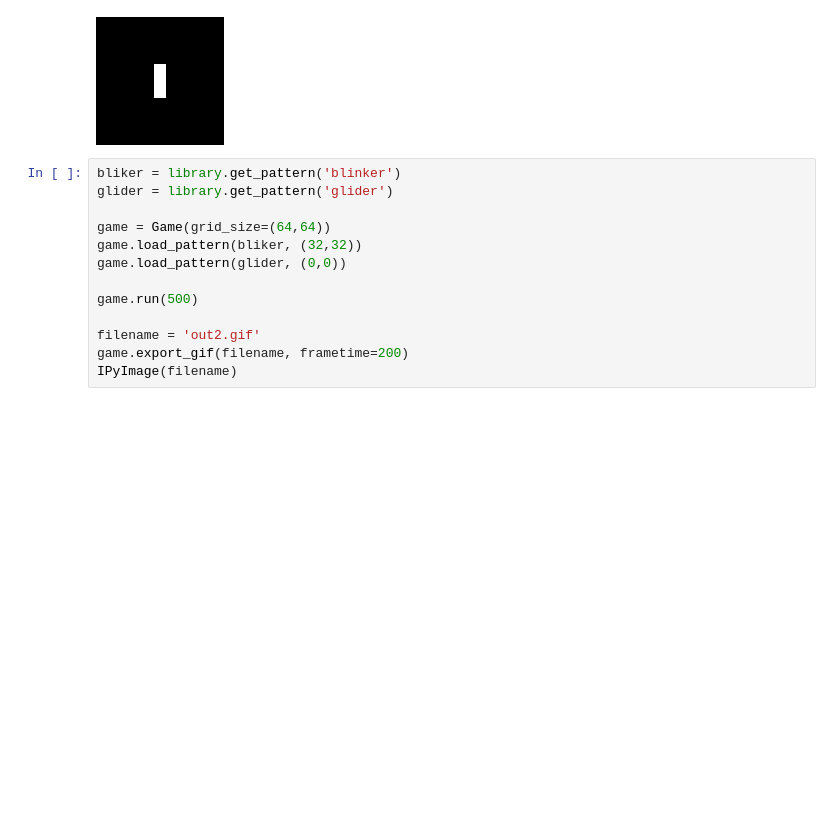
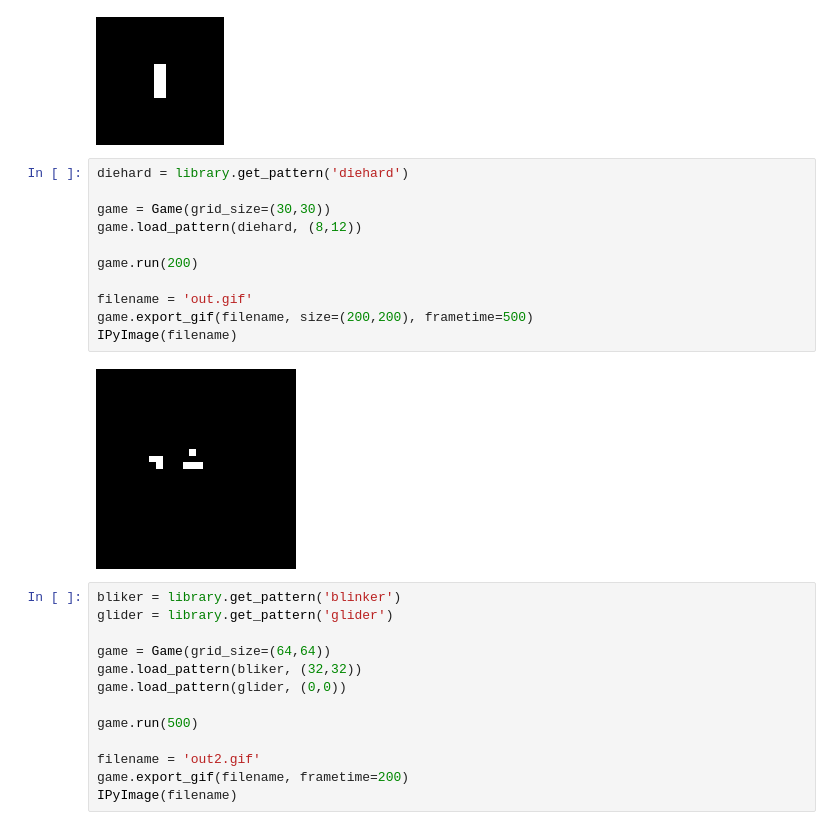
Before and after one commit to fabiovac/game_of_life, a Jupyter notebook: Project.ipynb, the cells around one changed output. Saved outputs shown, nothing was run; the diff lists cells and outputs as text; blank space fills up the shorter version.

```diff
--- a/Project.ipynb
+++ b/Project.ipynb
@@ -240,6 +240,19 @@ game.export_gif(filename, size=(128,128), frametime=500)
 IPyImage(filename)
 # %% [output]
 [figure]
+# %%
+diehard = library.get_pattern('diehard')
+
+game = Game(grid_size=(30,30))
+game.load_pattern(diehard, (8,12))
+
+game.run(200)
+
+filename = 'out.gif'
+game.export_gif(filename, size=(200,200), frametime=500)
+IPyImage(filename)
+# %% [output]
+[figure, added]
 # %%
 bliker = library.get_pattern('blinker')
 glider = library.get_pattern('glider')
```
Also changed, not shown: parts of 3 cells of this notebook, 3 other files.
